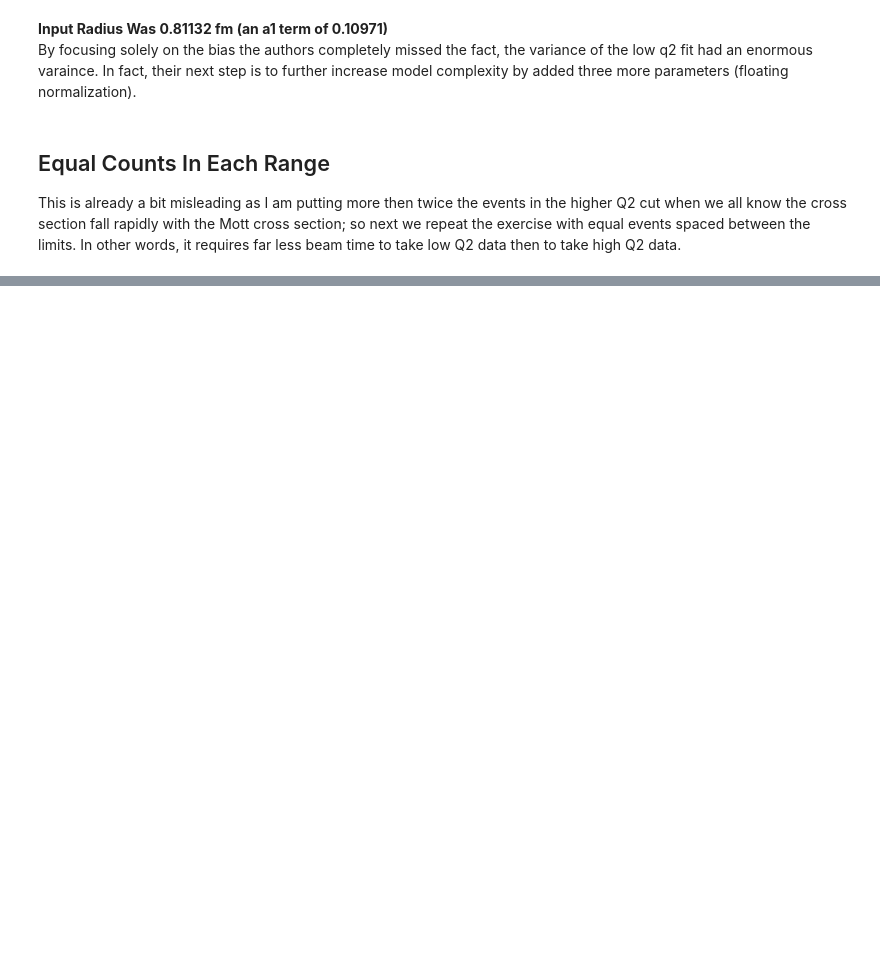
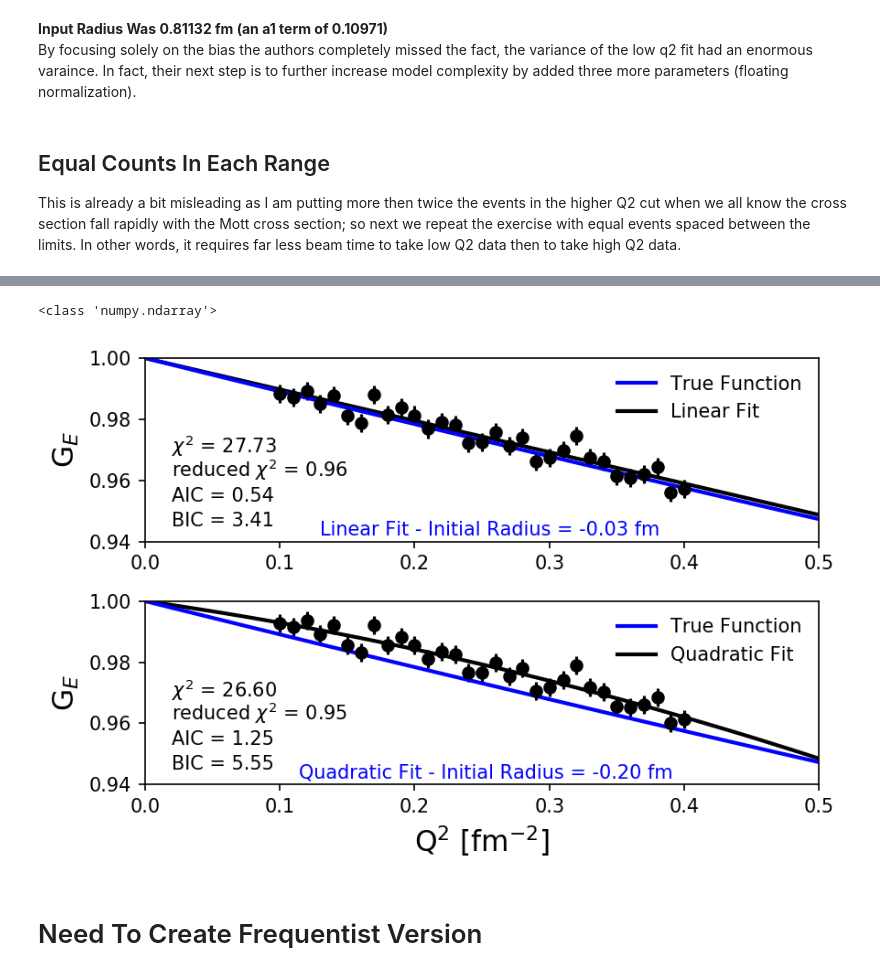
Before and after one commit to JeffersonLab/BiasVariance, a Jupyter notebook: MonteCarlo/BiasVarianceTradeOff.ipynb, the cells around one changed output, grey strips where cells are left out. Cells and saved outputs as stored; diff of their text form; code cells hidden in the pictures; blank space fills up the shorter version.

Commit message:
Updated Animations

```diff
--- a/MonteCarlo/BiasVarianceTradeOff.ipynb
+++ b/MonteCarlo/BiasVarianceTradeOff.ipynb
@@ -397,6 +553,7 @@ from lmfit import Model, Parameters
 
 def dipole(q2):
       return (1+q2/18.23)**(-2)
+#      return (1+0.1176*q2/2)**(-2)
 true=-0.1097 # input radius
 
 
@@ -424,7 +581,9 @@ maxq2=0.4
 
 spacing=0.01
 error=0.003
-loops=10
+#loops=1000
+loops=250
+#loops=25
 
 # I should make this dynamic
 lone=[]; ltwo=[]; lthree=[]; lfour=[]
@@ -445,8 +604,11 @@ quad_example_result=[]
 
 fit_params = Parameters()
 fit_params.add('a0',  value= 1.00)
+fit_params.add('b0',  value= 1.00)
 fit_params.add('a1',  value= -0.11)
-#fit_params.add('a2',  value= 0.0125)
+fit_params.add('a2',  value= 0.0125)
+
+np.random.seed(86)
 
 n=0
 q2list=np.linspace(minq2,maxq2,int(np.around((maxq2-minq2)/spacing)+1))
@@ -454,23 +616,26 @@ print('Generating faux data at q2 points:\n ',q2list)
 for m in range(loops):
         data=dipole(q2list)+error*np.random.randn(len(q2list))
         #data=data*(1+0.00*np.random.randn())
-        model=Model(fitdipole)
-        result_quad=model.fit(data,q2=q2list,a0=1,a1=-0.11,weights=1/error)
+        #model=Model(fitdipole)
+        model=Model(quad)
+        result_quad=model.fit(data,q2=q2list,a0=1,a1=-0.11,a2=0,weights=1/error)
         model=Model(linear)
         result_linear=model.fit(data,q2=q2list,a0=1,a1=-0.11,weights=1/error)
         model=Model(quad)
         result_tquad=model.fit(data,q2=q2list,a0=1,a1=-0.11,a2=0,weights=1/error)
         #results.append([result_linear,result_quad])
-        #rlinear[str(n)].append(result_linear)
-        #rquad[str(n)].append(result_quad)
+        #rlinear.append(result_linear)
+        #rquad.append(result_quad)
+        linear_example_result.append(result_linear)
+        quad_example_result.append(result_quad)
         rlinear[str(n)].append([result_linear.best_values['a0'],result_linear.best_values['a1']])
-        rquad[str(n)].append([result_quad.best_values['a0'],result_quad.best_values['a1'],0])
+        rquad[str(n)].append([result_quad.best_values['a0'],result_quad.best_values['a1'],result_quad.best_values['a2']])
         if m%100 == 0:
             print('.',end='')
         if m%10000 == 0:
             print(m,end='')
-linear_example_result.append(result_linear)
-quad_example_result.append(result_quad)
+#linear_example_result.append(result_linear)
+#quad_example_result.append(result_quad)
 # %% [output]
 Generating faux data at q2 points:
   [0.1  0.11 0.12 0.13 0.14 0.15 0.16 0.17 0.18 0.19 0.2  0.21 0.22 0.23
@@ -530,0 +827,16 @@ print("|",minq2,"-",maxq2,"| {8:0.4f}| {6:.4f}| {10:0.4f}| {0:0.4f}| {1:0.4f}| {
+# %%
+print(type(q2list2))
+# %% [output]
+<class 'numpy.ndarray'>
+# %%
+from matplotlib import animation
+fig=plt.figure(dpi=150)#,figsize=[6,2])
+anim = animation.FuncAnimation(fig, animate1, frames=250, repeat=False)#,blit=True)
+anim.save('floating_norm_demo.gif', writer='imagemagick', fps=1)
+#fig=plt.figure(dpi=150,figsize=[6,2])
+#anim = animation.FuncAnimation(fig, animate2, frames=25, )#,blit=True)
+#anim.save('demoanimation2.gif', writer='imagemagick', fps=4);
+# %% [output]
+[figure, added]
+# %% [markdown]
+# Need To Create Frequentist Version
```
Also changed, not shown: parts of 17 cells of this notebook, 8 other files.
